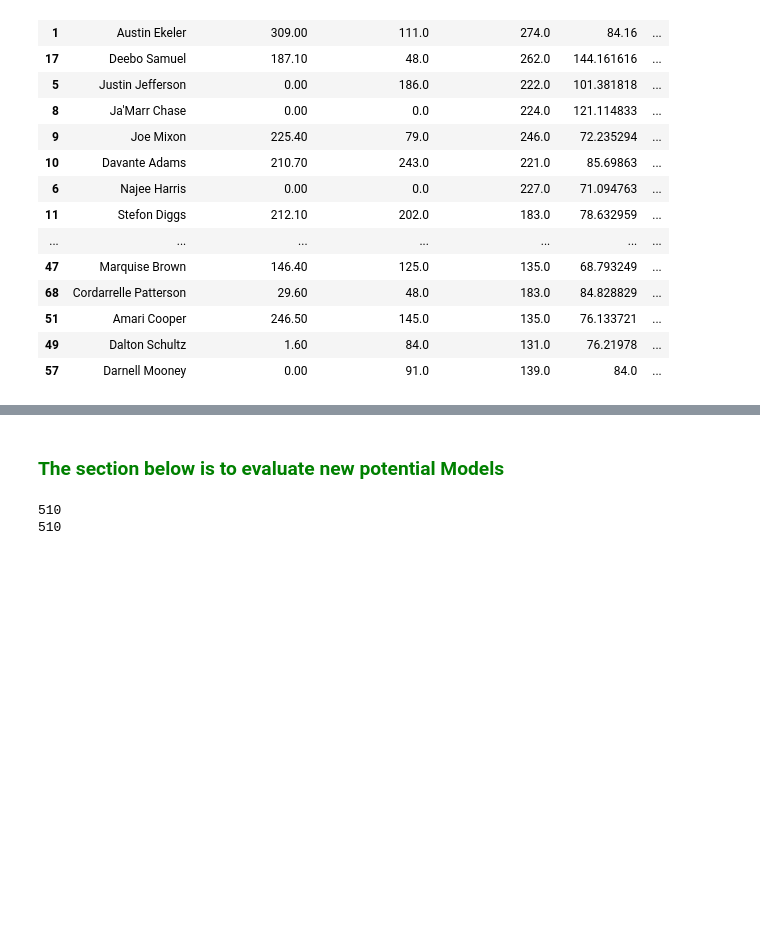
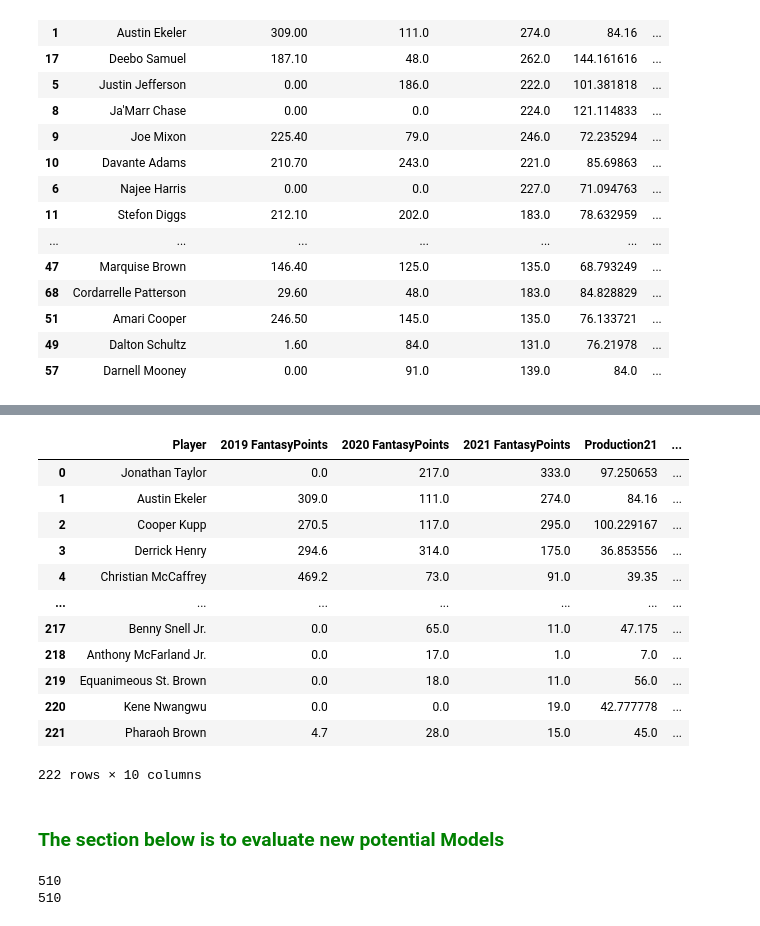
Before and after one commit to JessePRN/FantasyFootballAIAssist, a Jupyter notebook: Lynne/NFL_Fantasy_improve _Target_woQB.ipynb, the cells around one changed output, grey strips where cells are left out. Drawn from its saved outputs; the diff is of its cells as text; code cells hidden in the pictures; blank space fills up the shorter version.

```diff
--- a/Lynne/NFL_Fantasy_improve _Target_woQB.ipynb
+++ b/Lynne/NFL_Fantasy_improve _Target_woQB.ipynb
@@ -510,13 +510,29 @@ adp_scope.sort_values('AVG', ascending=True).head(50)
 # %%
 # save
 joblib.dump(classifier, "Resources/draft_position_no_QB.joblib")
 
 # Temporary write file while we are working on data ***
-adp_scope.dropna(subset=['AVG'])
+adp_scope = adp_scope.dropna(subset=['AVG'])
 
 adp_scope.to_csv('Resources/Draft_position_no_QB.csv', index=False)
+
+adp_scope
+# %% [output]
+|  | Player | 2019 FantasyPoints | 2020 FantasyPoints | 2021 FantasyPoints | Production21 | ... |
+| 0 | Jonathan Taylor | 0.0 | 217.0 | 333.0 | 97.250653 | ... |
+| 1 | Austin Ekeler | 309.0 | 111.0 | 274.0 | 84.16 | ... |
+| 2 | Cooper Kupp | 270.5 | 117.0 | 295.0 | 100.229167 | ... |
+| 3 | Derrick Henry | 294.6 | 314.0 | 175.0 | 36.853556 | ... |
+| 4 | Christian McCaffrey | 469.2 | 73.0 | 91.0 | 39.35 | ... |
+| ... | ... | ... | ... | ... | ... | ... |
+| 217 | Benny Snell Jr. | 0.0 | 65.0 | 11.0 | 47.175 | ... |
+| 218 | Anthony McFarland Jr. | 0.0 | 17.0 | 1.0 | 7.0 | ... |
+| 219 | Equanimeous St. Brown | 0.0 | 18.0 | 11.0 | 56.0 | ... |
+| 220 | Kene Nwangwu | 0.0 | 0.0 | 19.0 | 42.777778 | ... |
+| 221 | Pharaoh Brown | 4.7 | 28.0 | 15.0 | 45.0 | ... |
+222 rows × 10 columns
 # %% [markdown]
-### <span style='color:green '>The section below is to evaluate new potential Models </scan>
+### <span style='color:green '>The section below is to evaluate new potential Models </span>
 # %%
 # Create X (features) and y (target) sets
 X = pf
```
Also changed, not shown: parts of 26 cells of this notebook, 19 other files.
